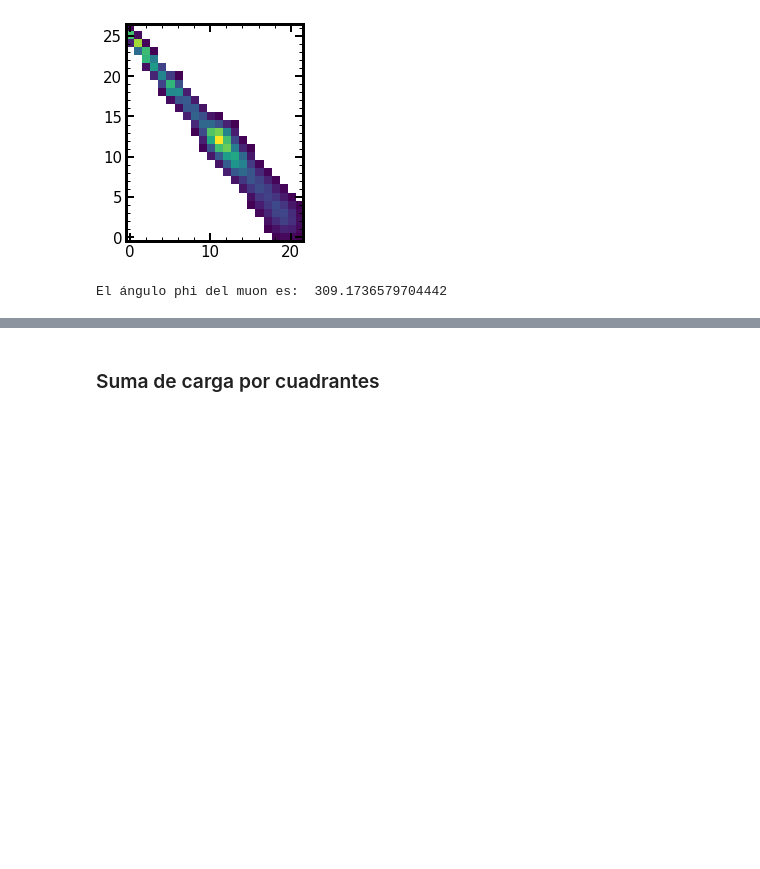
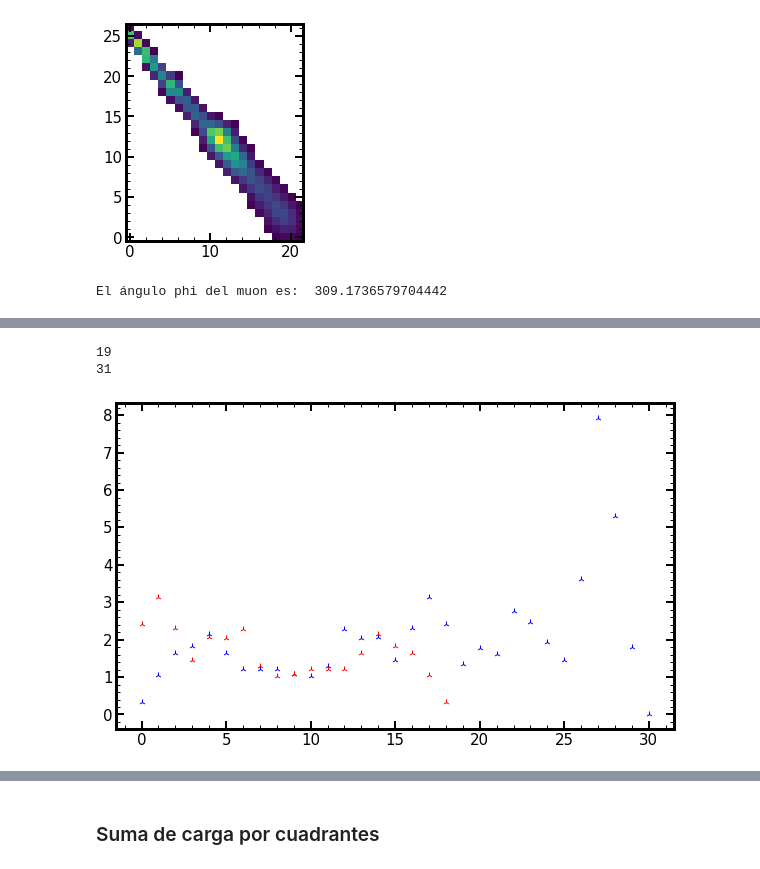
Before and after one commit to mausanram/CodigosICN, a Jupyter notebook: Catalogo_Eventos/Catalogo_Eventos_NSAMP.ipynb, the cells around one changed output, grey strips where cells are left out. Drawn from its saved outputs; the diff is of its cells as text; code cells hidden in the pictures; blank space fills up the shorter version.

```diff
--- a/Catalogo_Eventos/Catalogo_Eventos_NSAMP.ipynb
+++ b/Catalogo_Eventos/Catalogo_Eventos_NSAMP.ipynb
@@ -924,0 +991,14 @@ El ángulo phi del muon es:  309.1736579704442
+# %%
+print(len(list_yprofile_mean))
+print(len(list_xprofile_mean))
+
+fig, axs = plt.subplots(figsize = [10,6])
+
+axs.scatter(np.arange(0, len(list_xprofile_mean)), list_xprofile_mean, color='b', marker = '2')
+# plt.show()
+axs.scatter(np.arange(0, len(list_yprofile_mean)), list_yprofile_mean[::-1],  color='r', marker = '2')
+plt.show()
+# %% [output]
+19
+31
+[figure, added]
```
Also changed, not shown: parts of 4 cells of this notebook.
